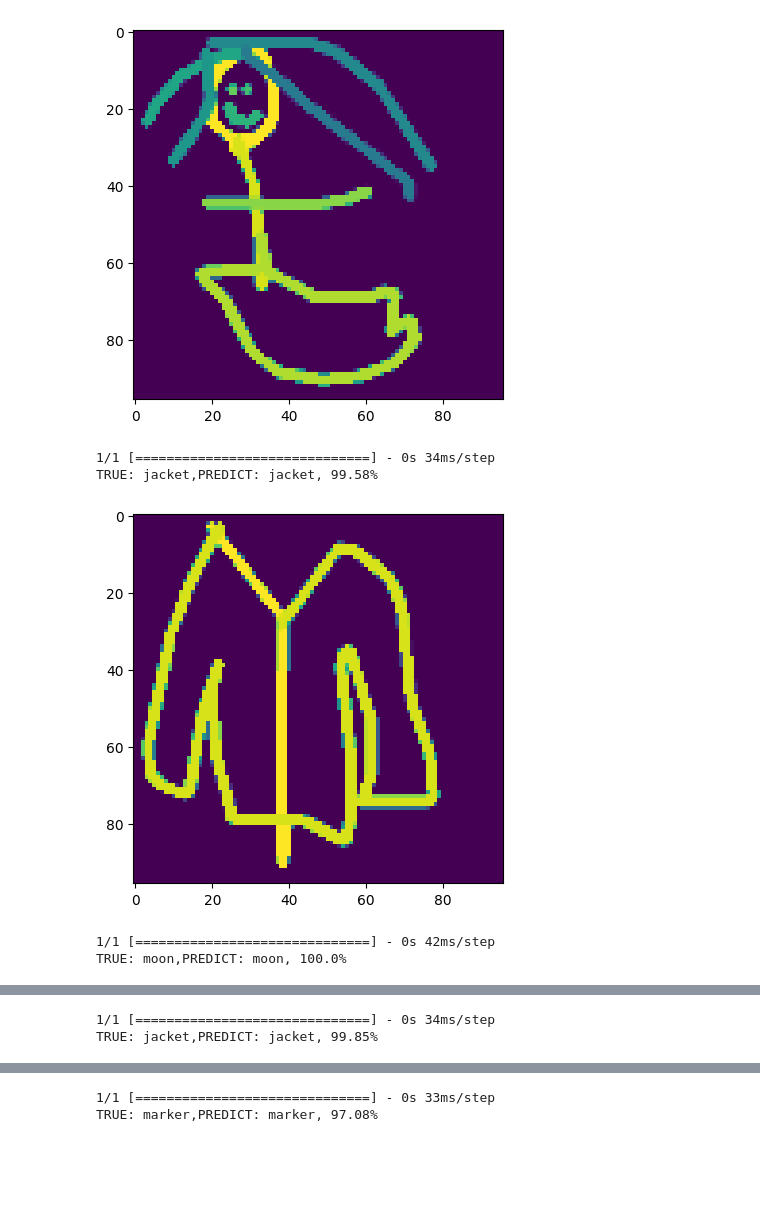
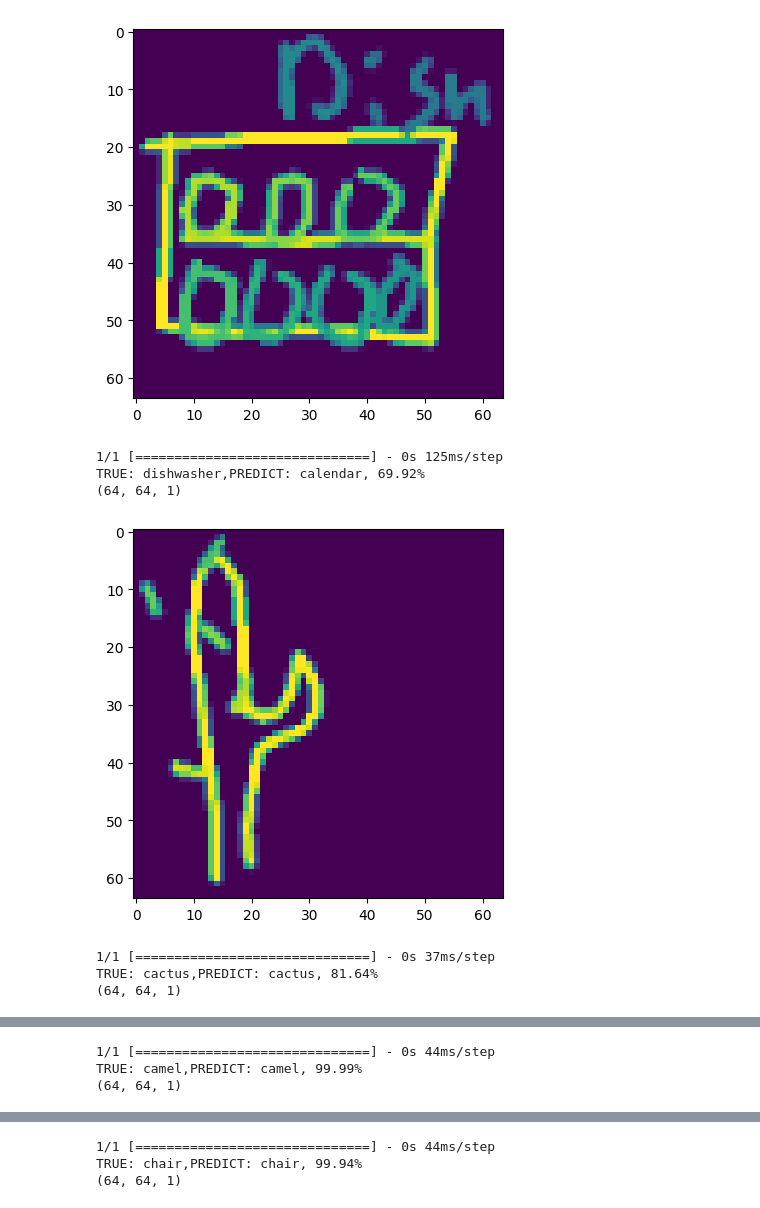
Before and after one commit to j-millet/ai-playground, a Jupyter notebook: doodle-detection/test.ipynb, the cells around one changed output, grey strips where cells are left out. Saved outputs shown, nothing was run; the diff lists cells and outputs as text; code cells hidden in the pictures; blank space fills up the shorter version.

Commit message:
new model, new site layout

```diff
--- a/doodle-detection/test.ipynb
+++ b/doodle-detection/test.ipynb
@@ -56,28 +72,26 @@ test_datagen.fit(X_test)
 # %%
-def get_model():
+def get_model(input_shape,num_outputs):
     model = tf.keras.Sequential([
-        tf.keras.Input(shape=(96,96,1)),
+        tf.keras.Input(shape=input_shape),
         tf.keras.layers.Conv2D(32,(3,3),activation="relu"),
         tf.keras.layers.MaxPooling2D(pool_size=(2,2),padding='valid'),
         tf.keras.layers.Conv2D(64,(3,3),activation="relu"),
         tf.keras.layers.MaxPooling2D(pool_size=(2,2),padding='valid'),
-        tf.keras.layers.Conv2D(32,(3,3),activation="relu"),
-        tf.keras.layers.MaxPooling2D(pool_size=(2,2),padding='valid'),
         tf.keras.layers.Flatten(),
-        tf.keras.layers.Dense(128,activation="relu"),
+        tf.keras.layers.Dense(512,activation="relu"),
         tf.keras.layers.Dropout(0.4),
         tf.keras.layers.Dense(256,activation="relu"),
-        tf.keras.layers.Dropout(0.2),
+        tf.keras.layers.Dropout(0.4),
         tf.keras.layers.Dense(128,activation="relu"),
-        tf.keras.layers.Dense(20,activation="softmax") #probability distribution output
+        tf.keras.layers.Dense(num_outputs,activation="softmax") #probability distribution output
     ])
 
     model.compile(
-        optimizer=tf.keras.optimizers.Adam(learning_rate=0.001),
+        optimizer=tf.keras.optimizers.Adam(learning_rate=0.0001),
         loss=tf.keras.losses.CategoricalCrossentropy(from_logits=False),
         metrics="accuracy"
     )
     model.build()
     return model
 # %%
-model = get_model()
+model = get_model((64,64,1),50)
@@ -84,4 +102,4 @@ model = get_model()
 # %%
 from datetime import datetime
 logdir="logs/fit/" + datetime.now().strftime("%Y%m%d-%H%M%S")
-tensorboard_callback = keras.callbacks.TensorBoard(log_dir=logdir)
+tensorboard_callback = tf.keras.callbacks.TensorBoard(log_dir=logdir)
@@ -90,7 +106,7 @@ AttributeError: module 'datetime' has no attribute 'now'
 # %%
-model.fit(train_datagen.flow(X_train, y_train, batch_size=32,subset='training'),
-          epochs=30,
-          validation_data=train_datagen.flow(X_train, y_train,batch_size=8, subset='validation'),
+model.fit(train_gen,
+          epochs=10,
+          validation_data=val_gen,
           callbacks=[
               tf.keras.callbacks.ReduceLROnPlateau(
                   monitor='val_accuracy',
@@ -145,13 +161,18 @@ model.save('C:\\Users\\Jake\\Desktop\\ai-playground\\doodle-detection\\models\\m
 from matplotlib import pyplot as plt
 
 
-for i in range(10):
-    img = X_test[i]
-    label = np.argmax(y_test[i])
-    pred = model.predict(test_datagen.flow(np.array([img])))[0]
+for i in range(50):
+    fname = test_X[i]
+    img = None
+    with open(fname,"rb") as f:
+        img = np.divide(np.load(f),255.0)
+    print(img.shape)
+    plt.imshow(img, interpolation='nearest')
+    plt.show()
+
+    label = np.argmax(test_y[i])
+    pred = model.predict(Generator([fname],[label],1))[0]
     pred_label = np.argmax(pred)
     perc = pred[pred_label]
     print(f'TRUE: {mapping[label]},PREDICT: {mapping[pred_label]}, {round(perc*100,2)}%')
-    plt.imshow(img, interpolation='nearest')
-    plt.show()
 # %% [output]
@@ -160,6 +180,8 @@ TRUE: mermaid,PREDICT: mermaid, 84.77%
-[figure, old version]
+[figure, new version]
-1/1 [==============================] - 0s 34ms/step
-TRUE: jacket,PREDICT: jacket, 99.58%
+1/1 [==============================] - 0s 125ms/step
+TRUE: dishwasher,PREDICT: calendar, 69.92%
+(64, 64, 1)
-[figure, old version]
+[figure, new version]
-1/1 [==============================] - 0s 42ms/step
-TRUE: moon,PREDICT: moon, 100.0%
+1/1 [==============================] - 0s 37ms/step
+TRUE: cactus,PREDICT: cactus, 81.64%
+(64, 64, 1)
@@ -167,2 +189,3 @@ TRUE: moon,PREDICT: moon, 100.0%
-1/1 [==============================] - 0s 34ms/step
-TRUE: jacket,PREDICT: jacket, 99.85%
+1/1 [==============================] - 0s 44ms/step
+TRUE: camel,PREDICT: camel, 99.99%
+(64, 64, 1)
@@ -170,2 +193,3 @@ TRUE: jacket,PREDICT: jacket, 99.85%
-1/1 [==============================] - 0s 33ms/step
-TRUE: marker,PREDICT: marker, 97.08%
+1/1 [==============================] - 0s 44ms/step
+TRUE: chair,PREDICT: chair, 99.94%
+(64, 64, 1)
```
Also changed, not shown: parts of 14 cells of this notebook, 4 other files.
